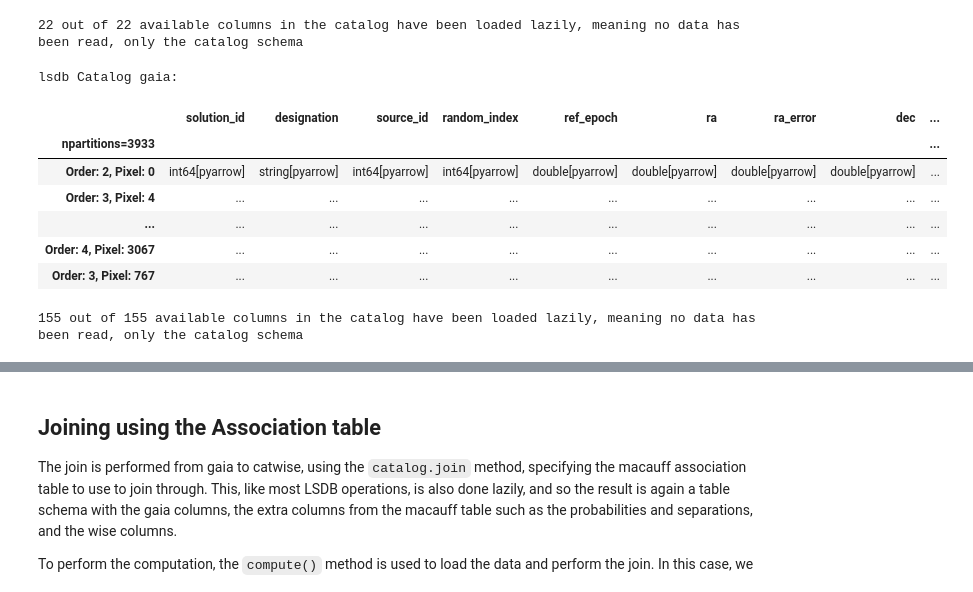
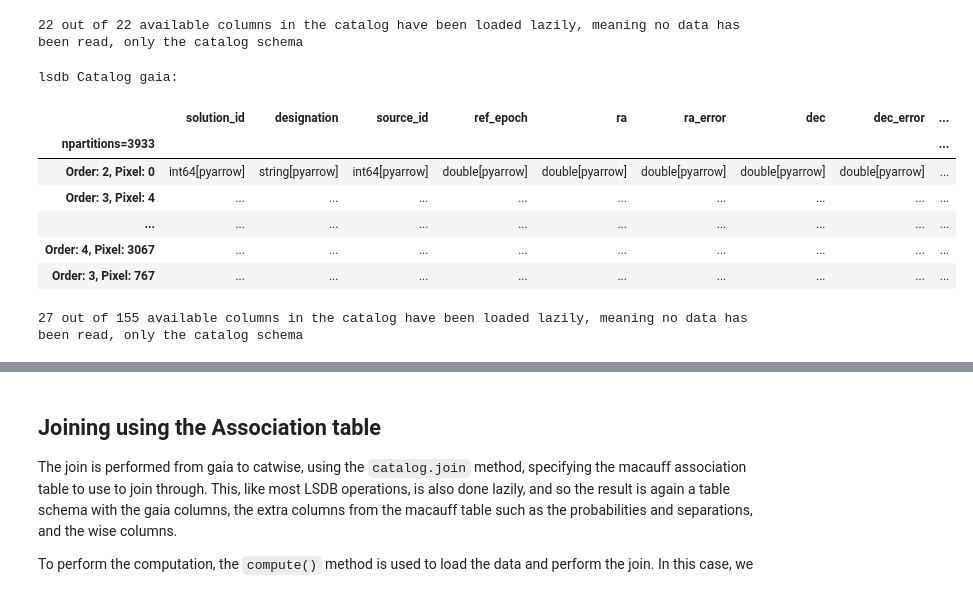
Before and after one commit to macauff/lsdb_macauff, a Jupyter notebook: nb/macauff_association.ipynb, the cells around one changed output, grey strips where cells are left out. Drawn from its saved outputs; the diff is of its cells as text; code cells hidden in the pictures.

```diff
--- a/nb/macauff_association.ipynb
+++ b/nb/macauff_association.ipynb
@@ -39,16 +39,16 @@ lsdb Catalog macauff_association:
 | Order: 3, Pixel: 767 | ... | ... | ... | ... | ... | ... | ... | ... | ... |
 22 out of 22 available columns in the catalog have been loaded lazily, meaning no data has been read, only the catalog schema
 # %%
-gaia = lsdb.open_catalog("/epyc/data3/hats/catalogs/gaia_dr3", columns="all")
+gaia = lsdb.open_catalog("/epyc/data3/hats/catalogs/gaia_dr3")
 gaia
 # %% [output]
 lsdb Catalog gaia:
-|  | solution_id | designation | source_id | random_index | ref_epoch | ra | ra_error | dec | ... |
+|  | solution_id | designation | source_id | ref_epoch | ra | ra_error | dec | dec_error | ... |
 | npartitions=3933 |  |  |  |  |  |  |  |  | ... |
-| Order: 2, Pixel: 0 | int64[pyarrow] | string[pyarrow] | int64[pyarrow] | int64[pyarrow] | double[pyarrow] | double[pyarrow] | double[pyarrow] | double[pyarrow] | ... |
+| Order: 2, Pixel: 0 | int64[pyarrow] | string[pyarrow] | int64[pyarrow] | double[pyarrow] | double[pyarrow] | double[pyarrow] | double[pyarrow] | double[pyarrow] | ... |
 | Order: 3, Pixel: 4 | ... | ... | ... | ... | ... | ... | ... | ... | ... |
 | ... | ... | ... | ... | ... | ... | ... | ... | ... | ... |
 | Order: 4, Pixel: 3067 | ... | ... | ... | ... | ... | ... | ... | ... | ... |
 | Order: 3, Pixel: 767 | ... | ... | ... | ... | ... | ... | ... | ... | ... |
-155 out of 155 available columns in the catalog have been loaded lazily, meaning no data has been read, only the catalog schema
+27 out of 155 available columns in the catalog have been loaded lazily, meaning no data has been read, only the catalog schema
 # %%
```
Also changed, not shown: parts of 5 cells of this notebook, 1 other file.
